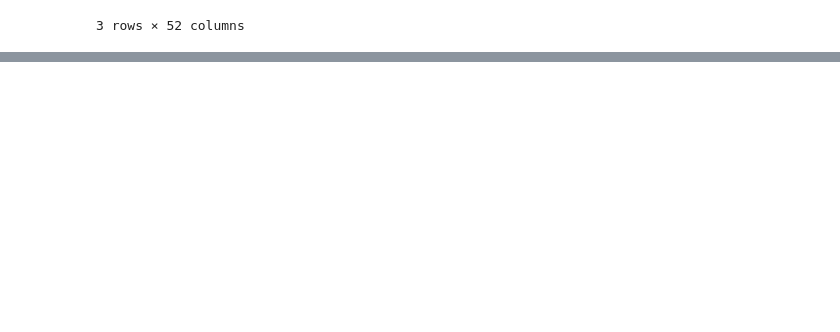
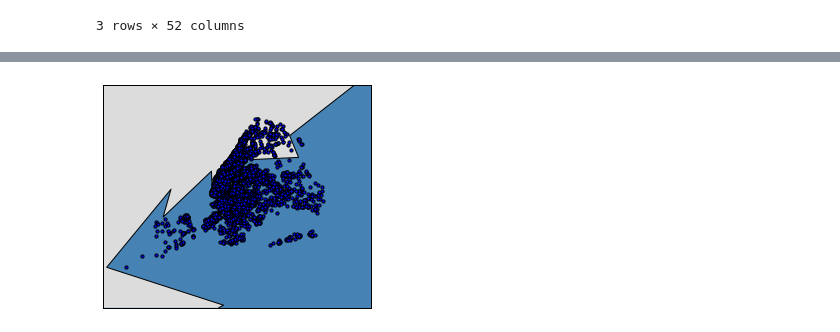
Before and after one commit to dino-rodriguez/optibnb, a Jupyter notebook: Milestone #3.ipynb, the cells around one changed output, grey strips where cells are left out. Drawn from its saved outputs; the diff is of its cells as text; code cells hidden in the pictures; blank space fills up the shorter version.

```diff
--- a/Milestone #3.ipynb
+++ b/Milestone #3.ipynb
@@ -34,0 +53,26 @@ listings.head(n = 3)
+# %%
+themap = Basemap(projection='gall',
+              llcrnrlon = -74.3,              # lower-left corner longitude
+              llcrnrlat = 40.4,               # lower-left corner latitude
+              urcrnrlon = -73.6,               # upper-right corner longitude
+              urcrnrlat = 41.0,               # upper-right corner latitude
+              resolution = 'l',
+              area_thresh = 100000.0,
+              )
+
+themap.drawcoastlines()
+themap.drawcountries()
+themap.fillcontinents(color = 'gainsboro', zorder=0)
+themap.drawmapboundary(fill_color='steelblue', zorder=1)
+
+longitude = listings['longitude'].tolist()
+latitude = listings['latitude'].tolist()
+
+
+# Use matplotlib to draw the points onto the map.
+x, y = themap(longitude, latitude)
+themap.scatter(x, y, s=10, zorder=3)
+
+plt.show()
+# %% [output]
+[figure, added]
```
Also changed, not shown: parts of 2 cells of this notebook.
